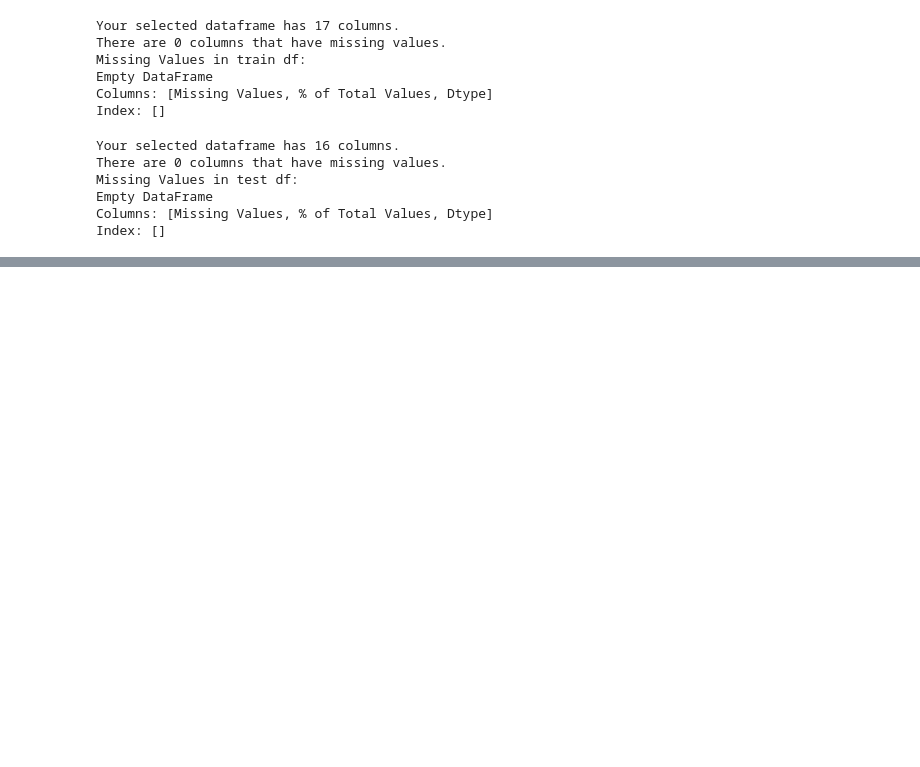
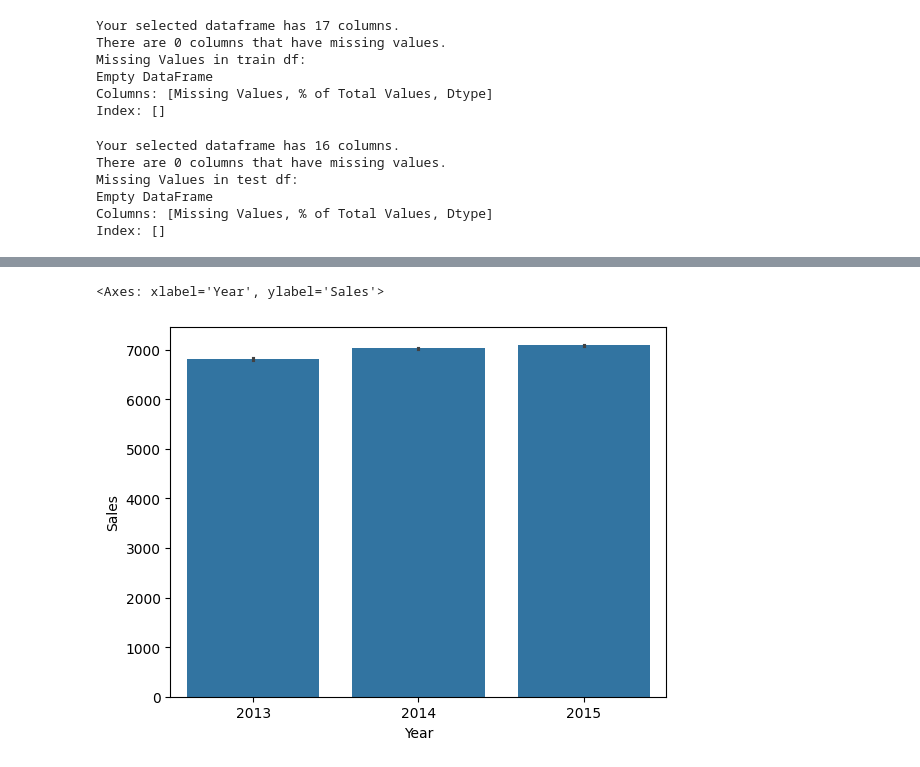
Before and after one commit to Bekyy/sales-forecasting, a Jupyter notebook: notebooks/EDA.ipynb, the cells around one changed output, grey strips where cells are left out. Saved outputs shown, nothing was run; the diff lists cells and outputs as text; code cells hidden in the pictures; blank space fills up the shorter version.

```diff
--- a/notebooks/EDA.ipynb
+++ b/notebooks/EDA.ipynb
@@ -139,0 +254,5 @@ Index: []
+# %%
+sns.barplot(data=merged_train_data, x='Year', y='Sales')
+# %% [output]
+<Axes: xlabel='Year', ylabel='Sales'>
+[figure, added]
```
Also changed, not shown: parts of 52 cells of this notebook, 4 other files.
